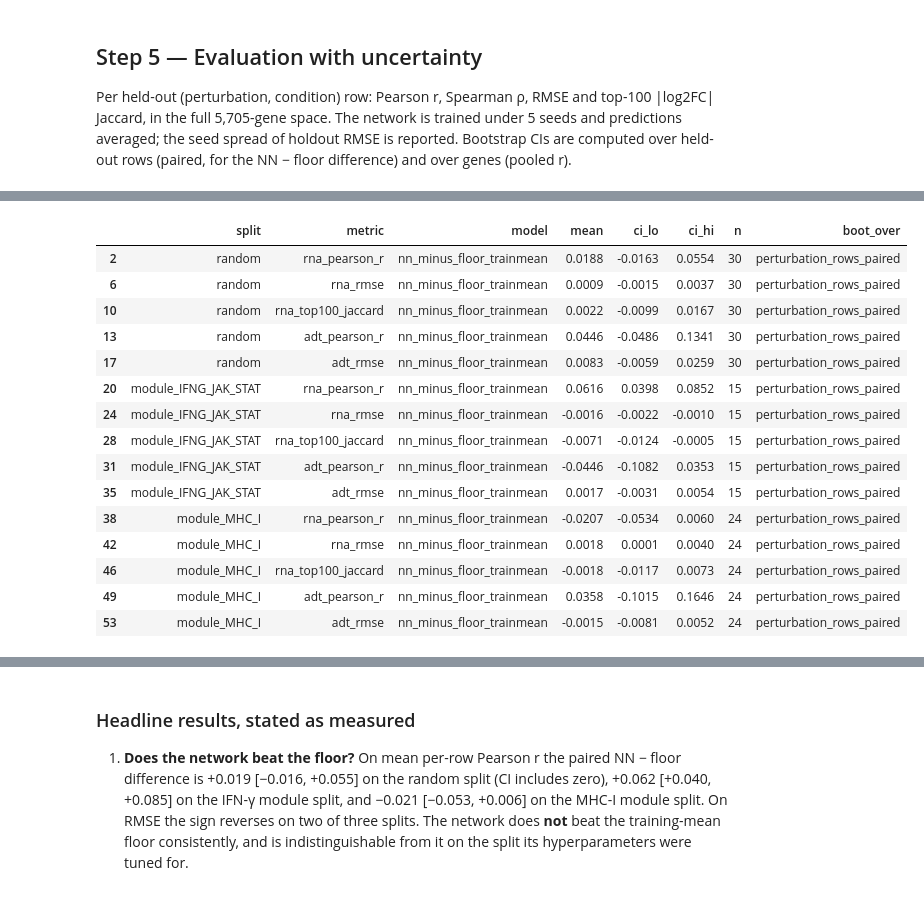
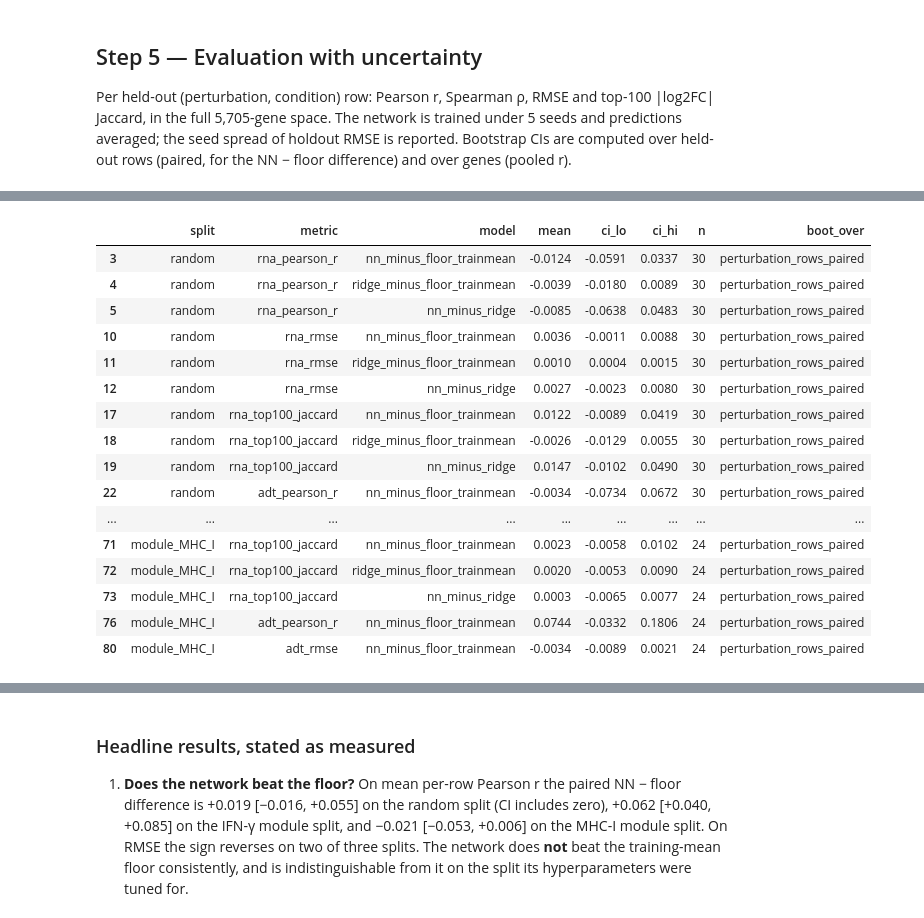
Before and after one commit to leventetn/SingleCellCourse_TA-LTN, a Jupyter notebook: notebooks/task3_perturbation_prediction.ipynb, the cells around one changed output, grey strips where cells are left out. Drawn from its saved outputs; the diff is of its cells as text; code cells hidden in the pictures.

```diff
--- a/notebooks/task3_perturbation_prediction.ipynb
+++ b/notebooks/task3_perturbation_prediction.ipynb
@@ -245,0 +249,15 @@ pc_df[['n_pc', 'cv_mse']]
+# %%
+ridge_feats = np.asanyarray([c.startswith(RIDGE_FEATS) for c in feat_cols], dtype=bool)
+
+alphas = alphas = np.logspace(-2, 4, 13)
+ridge_cv = R.lopo_cv_ridge(X, Y_rna, ridge_feats, perts_row, TRAIN['random'], alphas)
+ridge_cv.to_csv(f'{DATA}/task3_ridge_cv_alphas.csv', index=False)
+
+best_alpha = float(ridge_cv.iloc[0]['alpha'])
+print('selected alpha =', best_alpha)
+print(ridge_cv)
+
+json.dump({'grid_best': best_g, 'n_pc': best_npc,
+           'ridge_alpha': best_alpha,
+           'cv_protocol': 'LOPO inside the random-split training set (40 perturbations)'},
+          open(f'{DATA}/task3_hyperparams.json', 'w'), indent=1)
@@ -254,7 +288,7 @@ rows (paired, for the NN − floor difference) and over genes (pooled r).
 results, diag = [], {}
 for name, hold in HOLDOUTS.items():
     df, d = R.run_split(name, X, Y_rna, Y_adt, perts_row, cond_row, TRAIN[name], hold,
-                        best_g, best_npc, seeds=(0, 1, 2, 3, 4))
+                        best_g, best_npc, best_alpha, ridge_feats, seeds=(0, 1, 2, 3, 4))
     results.append(df); diag[name] = d
 per_pert = pd.concat(results, ignore_index=True)
 per_pert.to_csv(f'{DATA}/task3_per_perturbation.csv', index=False)
@@ -280,39 +317,48 @@ training log2FC variance in retained PCs: {'random': 0.365, 'module_IFNG_JAK_STA
 # %%
 rows = []
 METRICS = ['rna_pearson_r', 'rna_rmse', 'rna_top100_jaccard', 'adt_pearson_r', 'adt_rmse']
+PAIRED = [('nn', 'floor_trainmean'),
+          ('ridge', 'floor_trainmean'),
+          ('nn', 'ridge')]
+
 for split in per_pert['split'].unique():
     s = per_pert[per_pert['split'] == split]
     piv = s.pivot_table(index=['perturbation', 'condition'], columns='model', values=METRICS)
     for metric in METRICS:
-        for mdl in ['nn', 'floor_trainmean', 'floor_zero']:
+        for mdl in ['nn', 'ridge', 'floor_trainmean', 'floor_zero']:
             if (metric, mdl) not in piv.columns:
                 continue
             m, lo, hi = M.bootstrap_ci(piv[(metric, mdl)].values, seed=1)
             rows.append(dict(split=split, metric=metric, model=mdl, mean=m, ci_lo=lo, ci_hi=hi,
                              n=piv.shape[0], boot_over='perturbation_rows'))
-        d = piv[(metric, 'nn')].values - piv[(metric, 'floor_trainmean')].values
-        m, lo, hi = M.bootstrap_ci(d, seed=2)
-        rows.append(dict(split=split, metric=metric, model='nn_minus_floor_trainmean', mean=m,
-                         ci_lo=lo, ci_hi=hi, n=len(d), boot_over='perturbation_rows_paired'))
+
+        for a, b in PAIRED:
+            if (metric, a) not in piv.columns or (metric, b) not in piv.columns:    # ('adt_pearson_r', 'ridge') doesn't exist
+                continue
+            d = piv[(metric, a)].values - piv[(metric, b)].values
+            m, lo, hi = M.bootstrap_ci(d, seed=2)
+            rows.append(dict(split=split, metric=metric, model=f'{a}_minus_{b}', mean=m,
+                             ci_lo=lo, ci_hi=hi, n=len(d), boot_over='perturbation_rows_paired'))
 metrics_df = pd.DataFrame(rows)
-metrics_df[metrics_df['model'] == 'nn_minus_floor_trainmean'].round(4)
+metrics_df[metrics_df['boot_over'] == 'perturbation_rows_paired'].round(4)
 # %% [output]
 |  | split | metric | model | mean | ci_lo | ci_hi | n | boot_over |
-| 2 | random | rna_pearson_r | nn_minus_floor_trainmean | 0.0188 | -0.0163 | 0.0554 | 30 | perturbation_rows_paired |
-| 6 | random | rna_rmse | nn_minus_floor_trainmean | 0.0009 | -0.0015 | 0.0037 | 30 | perturbation_rows_paired |
-| 10 | random | rna_top100_jaccard | nn_minus_floor_trainmean | 0.0022 | -0.0099 | 0.0167 | 30 | perturbation_rows_paired |
-| 13 | random | adt_pearson_r | nn_minus_floor_trainmean | 0.0446 | -0.0486 | 0.1341 | 30 | perturbation_rows_paired |
-| 17 | random | adt_rmse | nn_minus_floor_trainmean | 0.0083 | -0.0059 | 0.0259 | 30 | perturbation_rows_paired |
-| 20 | module_IFNG_JAK_STAT | rna_pearson_r | nn_minus_floor_trainmean | 0.0616 | 0.0398 | 0.0852 | 15 | perturbation_rows_paired |
-| 24 | module_IFNG_JAK_STAT | rna_rmse | nn_minus_floor_trainmean | -0.0016 | -0.0022 | -0.0010 | 15 | perturbation_rows_paired |
-| 28 | module_IFNG_JAK_STAT | rna_top100_jaccard | nn_minus_floor_trainmean | -0.0071 | -0.0124 | -0.0005 | 15 | perturbation_rows_paired |
-| 31 | module_IFNG_JAK_STAT | adt_pearson_r | nn_minus_floor_trainmean | -0.0446 | -0.1082 | 0.0353 | 15 | perturbation_rows_paired |
-| 35 | module_IFNG_JAK_STAT | adt_rmse | nn_minus_floor_trainmean | 0.0017 | -0.0031 | 0.0054 | 15 | perturbation_rows_paired |
-| 38 | module_MHC_I | rna_pearson_r | nn_minus_floor_trainmean | -0.0207 | -0.0534 | 0.0060 | 24 | perturbation_rows_paired |
-| 42 | module_MHC_I | rna_rmse | nn_minus_floor_trainmean | 0.0018 | 0.0001 | 0.0040 | 24 | perturbation_rows_paired |
-| 46 | module_MHC_I | rna_top100_jaccard | nn_minus_floor_trainmean | -0.0018 | -0.0117 | 0.0073 | 24 | perturbation_rows_paired |
-| 49 | module_MHC_I | adt_pearson_r | nn_minus_floor_trainmean | 0.0358 | -0.1015 | 0.1646 | 24 | perturbation_rows_paired |
-| 53 | module_MHC_I | adt_rmse | nn_minus_floor_trainmean | -0.0015 | -0.0081 | 0.0052 | 24 | perturbation_rows_paired |
+| 3 | random | rna_pearson_r | nn_minus_floor_trainmean | -0.0124 | -0.0591 | 0.0337 | 30 | perturbation_rows_paired |
+| 4 | random | rna_pearson_r | ridge_minus_floor_trainmean | -0.0039 | -0.0180 | 0.0089 | 30 | perturbation_rows_paired |
+| 5 | random | rna_pearson_r | nn_minus_ridge | -0.0085 | -0.0638 | 0.0483 | 30 | perturbation_rows_paired |
+| 10 | random | rna_rmse | nn_minus_floor_trainmean | 0.0036 | -0.0011 | 0.0088 | 30 | perturbation_rows_paired |
+| 11 | random | rna_rmse | ridge_minus_floor_trainmean | 0.0010 | 0.0004 | 0.0015 | 30 | perturbation_rows_paired |
+| 12 | random | rna_rmse | nn_minus_ridge | 0.0027 | -0.0023 | 0.0080 | 30 | perturbation_rows_paired |
+| 17 | random | rna_top100_jaccard | nn_minus_floor_trainmean | 0.0122 | -0.0089 | 0.0419 | 30 | perturbation_rows_paired |
+| 18 | random | rna_top100_jaccard | ridge_minus_floor_trainmean | -0.0026 | -0.0129 | 0.0055 | 30 | perturbation_rows_paired |
+| 19 | random | rna_top100_jaccard | nn_minus_ridge | 0.0147 | -0.0102 | 0.0490 | 30 | perturbation_rows_paired |
+| 22 | random | adt_pearson_r | nn_minus_floor_trainmean | -0.0034 | -0.0734 | 0.0672 | 30 | perturbation_rows_paired |
+| ... | ... | ... | ... | ... | ... | ... | ... | ... |
+| 71 | module_MHC_I | rna_top100_jaccard | nn_minus_floor_trainmean | 0.0023 | -0.0058 | 0.0102 | 24 | perturbation_rows_paired |
+| 72 | module_MHC_I | rna_top100_jaccard | ridge_minus_floor_trainmean | 0.0020 | -0.0053 | 0.0090 | 24 | perturbation_rows_paired |
+| 73 | module_MHC_I | rna_top100_jaccard | nn_minus_ridge | 0.0003 | -0.0065 | 0.0077 | 24 | perturbation_rows_paired |
+| 76 | module_MHC_I | adt_pearson_r | nn_minus_floor_trainmean | 0.0744 | -0.0332 | 0.1806 | 24 | perturbation_rows_paired |
+| 80 | module_MHC_I | adt_rmse | nn_minus_floor_trainmean | -0.0034 | -0.0089 | 0.0021 | 24 | perturbation_rows_paired |
 # %%
 rng2 = np.random.default_rng(7); gene_rows = []
 for split, d in diag.items():
```
Also changed, not shown: parts of 16 cells of this notebook, 2 other files.
